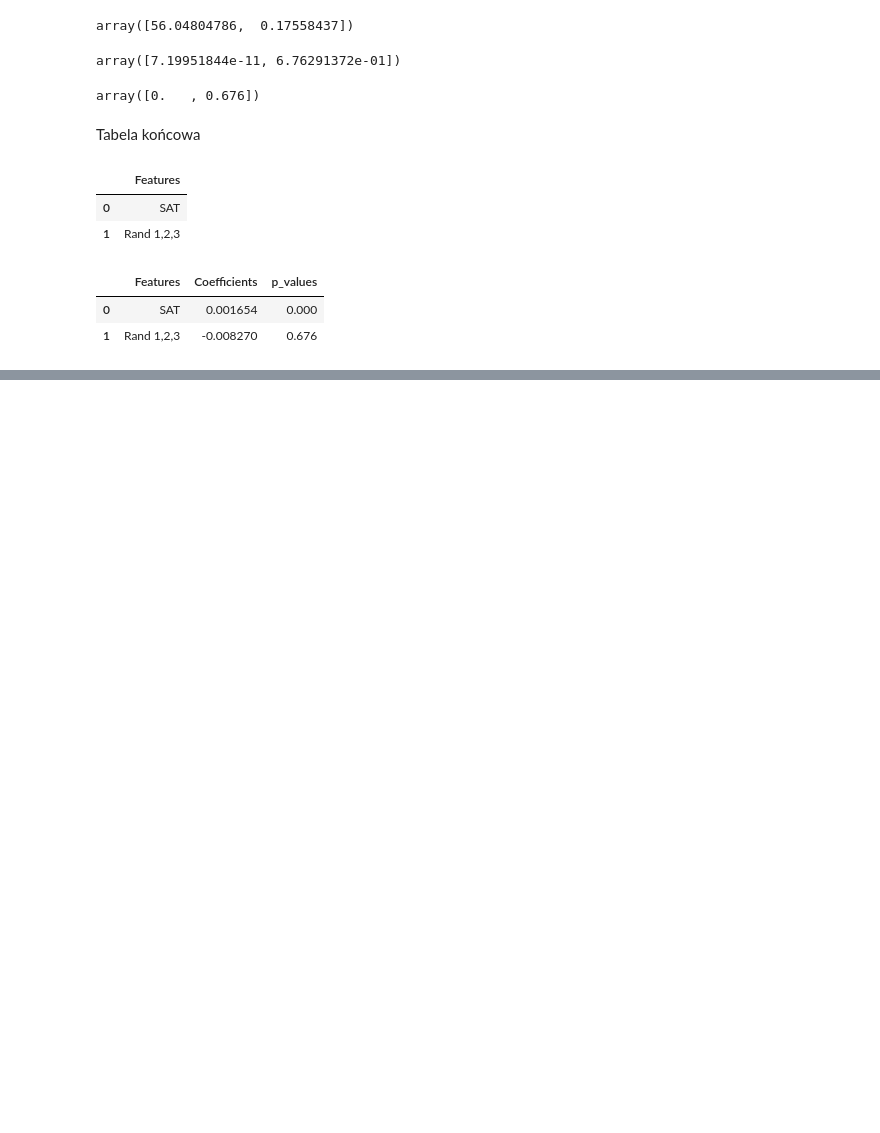
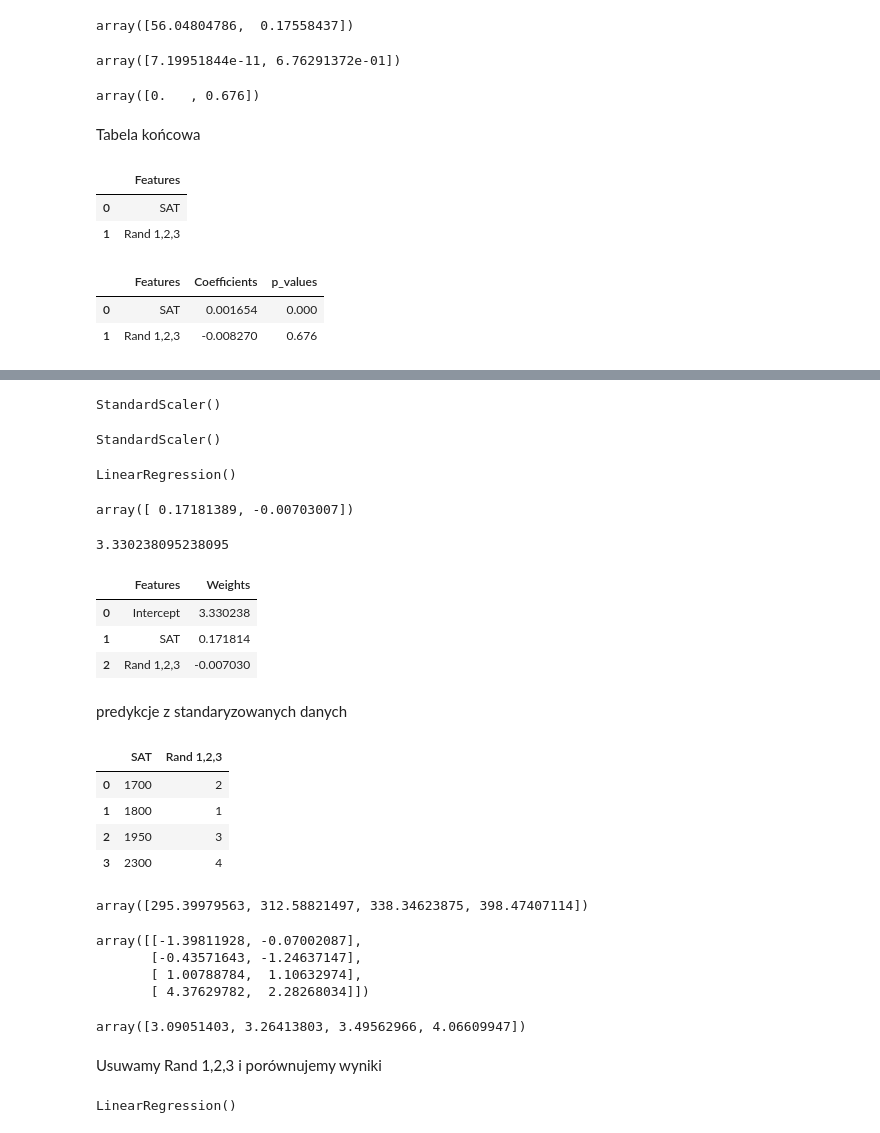
Before and after one commit to Szczureczek1983/Repozytorium2, a Jupyter notebook: Linear_reg_356.ipynb, the cells around one changed output, grey strips where cells are left out. Saved outputs shown, nothing was run; the diff lists cells and outputs as text; code cells hidden in the pictures; blank space fills up the shorter version.

```diff
--- a/Linear_reg_356.ipynb
+++ b/Linear_reg_356.ipynb
@@ -354,0 +357,10 @@ reg_summary
+# %%
+from sklearn.preprocessing import StandardScaler
+scaler = StandardScaler()
+scaler.fit(X)
+# %% [output]
+StandardScaler()
+# %%
+print(scaler)
+# %% [output]
+StandardScaler()
@@ -354,0 +369,59 @@ reg_summary
+# %%
+reg = LinearRegression()
+reg.fit(X_scaled, y)
+# %% [output]
+LinearRegression()
+# %%
+reg.coef_
+# %% [output]
+array([ 0.17181389, -0.00703007])
+# %%
+reg.intercept_
+# %% [output]
+3.330238095238095
+# %%
+reg_summary = pd.DataFrame([['Intercept'],['SAT'],['Rand 1,2,3']], columns = ['Features'])
+reg_summary['Weights'] = reg.intercept_, reg.coef_[0], reg.coef_[1]
+reg_summary
+# The bigger the weight, the bigger the impact of the coeficient
+# the ML word for intercept is 'bias'
+# %% [output]
+|  | Features | Weights |
+| 0 | Intercept | 3.330238 |
+| 1 | SAT | 0.171814 |
+| 2 | Rand 1,2,3 | -0.007030 |
+# %% [markdown]
+predykcje z standaryzowanych danych
+# %%
+new_data = pd.DataFrame(data = [[1700,2],[1800,1], [1950,3], [2300,4]], columns = ["SAT", 'Rand 1,2,3'])
+new_data
+# %% [output]
+|  | SAT | Rand 1,2,3 |
+| 0 | 1700 | 2 |
+| 1 | 1800 | 1 |
+| 2 | 1950 | 3 |
+| 3 | 2300 | 4 |
+# %%
+reg.predict(new_data)
+# %% [output]
+array([295.39979563, 312.58821497, 338.34623875, 398.47407114])
+# %%
+nd_scaled = scaler.transform(new_data)
+nd_scaled
+# %% [output]
+array([[-1.39811928, -0.07002087],
+       [-0.43571643, -1.24637147],
+       [ 1.00788784,  1.10632974],
+       [ 4.37629782,  2.28268034]])
+# %%
+reg.predict(nd_scaled)
+# %% [output]
+array([3.09051403, 3.26413803, 3.49562966, 4.06609947])
+# %% [markdown]
+Usuwamy Rand 1,2,3 i porównujemy wyniki
+# %%
+reg_simple = LinearRegression()
+X_sim_mat = X_scaled[:,0].reshape(-1,1)
+reg_simple.fit(X_sim_mat, y)
+# %% [output]
+LinearRegression()
```
Also changed, not shown: parts of 15 cells of this notebook.
